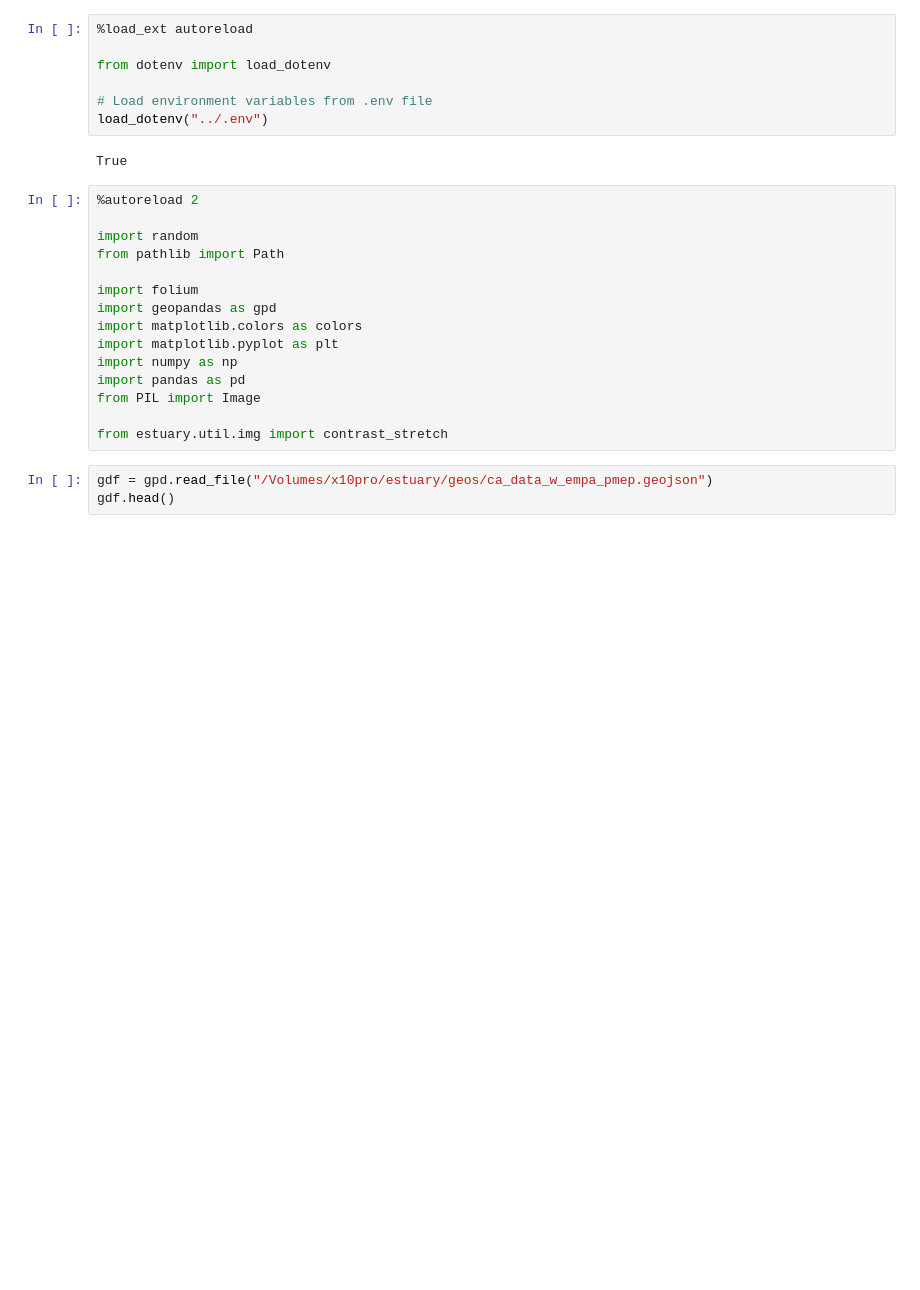
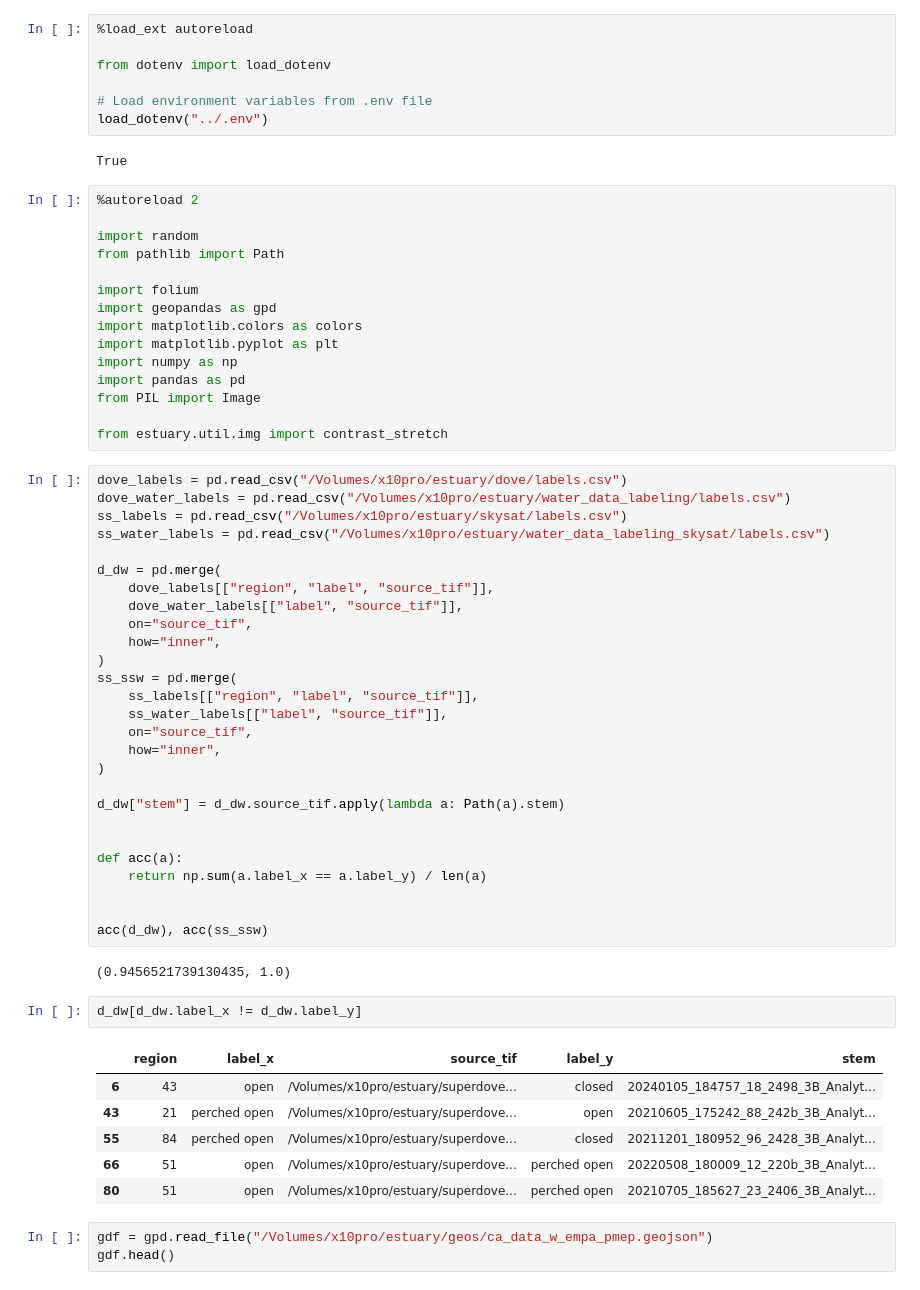
Before and after one commit to kyle-dorman/estuary, a Jupyter notebook: notebooks/muck.ipynb, the cells around one changed output. Saved outputs shown, nothing was run; the diff lists cells and outputs as text; blank space fills up the shorter version.

```diff
--- a/notebooks/muck.ipynb
+++ b/notebooks/muck.ipynb
@@ -22,6 +22,44 @@ import pandas as pd
 from PIL import Image
 
 from estuary.util.img import contrast_stretch
+# %%
+dove_labels = pd.read_csv("/Volumes/x10pro/estuary/dove/labels.csv")
+dove_water_labels = pd.read_csv("/Volumes/x10pro/estuary/water_data_labeling/labels.csv")
+ss_labels = pd.read_csv("/Volumes/x10pro/estuary/skysat/labels.csv")
+ss_water_labels = pd.read_csv("/Volumes/x10pro/estuary/water_data_labeling_skysat/labels.csv")
+
+d_dw = pd.merge(
+    dove_labels[["region", "label", "source_tif"]],
+    dove_water_labels[["label", "source_tif"]],
+    on="source_tif",
+    how="inner",
+)
+ss_ssw = pd.merge(
+    ss_labels[["region", "label", "source_tif"]],
+    ss_water_labels[["label", "source_tif"]],
+    on="source_tif",
+    how="inner",
+)
+
+d_dw["stem"] = d_dw.source_tif.apply(lambda a: Path(a).stem)
+
+
+def acc(a):
+    return np.sum(a.label_x == a.label_y) / len(a)
+
+
+acc(d_dw), acc(ss_ssw)
+# %% [output]
+(0.9456521739130435, 1.0)
+# %%
+d_dw[d_dw.label_x != d_dw.label_y]
+# %% [output]
+|  | region | label_x | source_tif | label_y | stem |
+| 6 | 43 | open | /Volumes/x10pro/estuary/superdove... | closed | 20240105_184757_18_2498_3B_Analyt... |
+| 43 | 21 | perched open | /Volumes/x10pro/estuary/superdove... | open | 20210605_175242_88_242b_3B_Analyt... |
+| 55 | 84 | perched open | /Volumes/x10pro/estuary/superdove... | closed | 20211201_180952_96_2428_3B_Analyt... |
+| 66 | 51 | open | /Volumes/x10pro/estuary/superdove... | perched open | 20220508_180009_12_220b_3B_Analyt... |
+| 80 | 51 | open | /Volumes/x10pro/estuary/superdove... | perched open | 20210705_185627_23_2406_3B_Analyt... |
 # %%
 gdf = gpd.read_file("/Volumes/x10pro/estuary/geos/ca_data_w_empa_pmep.geojson")
 gdf.head()
```
Also changed, not shown: 10 other files.
